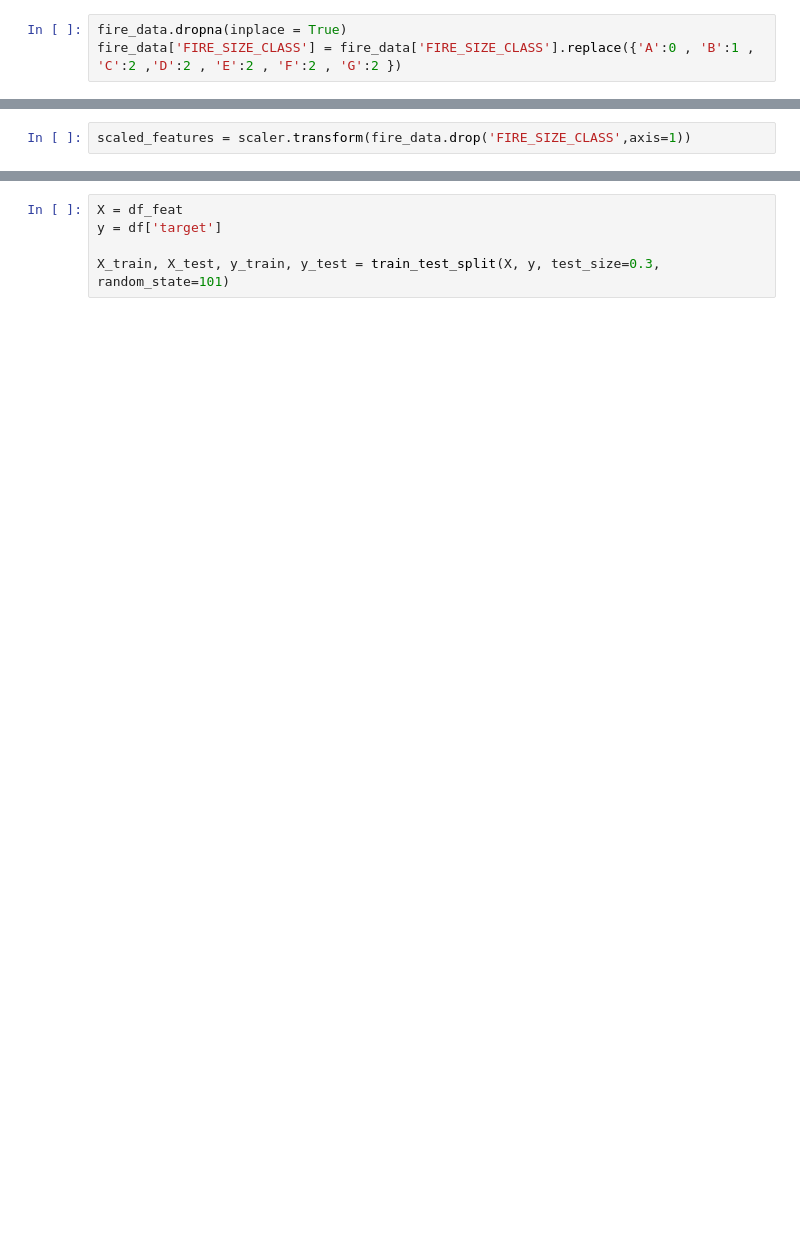
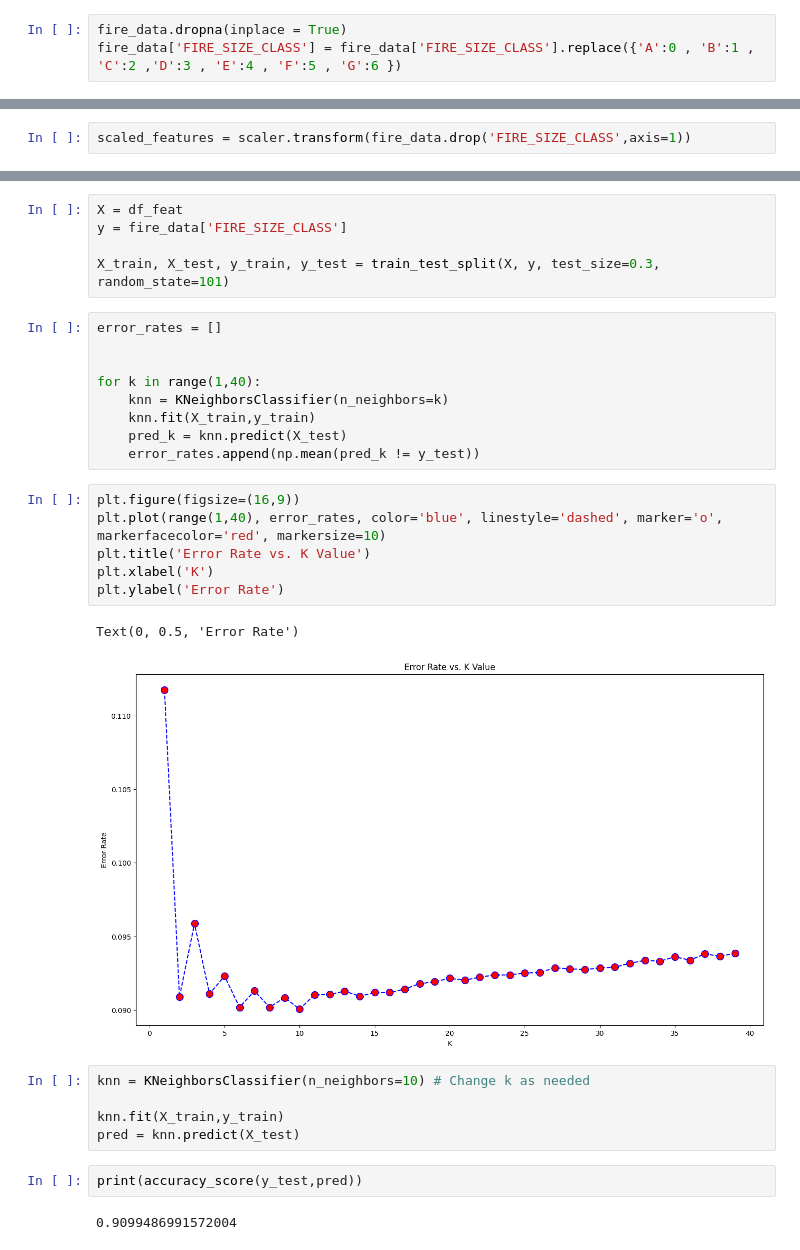
Before and after one commit to PaulZhou06/wildfire.paper, a Jupyter notebook: WildfireModels.ipynb, the cells around one changed output, grey strips where cells are left out. Drawn from its saved outputs; the diff is of its cells as text; blank space fills up the shorter version.

```diff
--- a/WildfireModels.ipynb
+++ b/WildfireModels.ipynb
@@ -231,6 +137,6 @@ memory usage: 11.8+ MB
 # %%
 fire_data.dropna(inplace = True)
-fire_data['FIRE_SIZE_CLASS'] = fire_data['FIRE_SIZE_CLASS'].replace({'A':0 , 'B':1 , 'C':2 ,'D':2 , 'E':2 , 'F':2 , 'G':2 })
+fire_data['FIRE_SIZE_CLASS'] = fire_data['FIRE_SIZE_CLASS'].replace({'A':0 , 'B':1 , 'C':2 ,'D':3 , 'E':4 , 'F':5 , 'G':6 })
 # %%
 fire_data["DATE"] = fire_data["DATE"].astype(float)
 # %%
@@ -521,5 +411,32 @@ df_feat.head()
 # %%
 X = df_feat
-y = df['target']
+y = fire_data['FIRE_SIZE_CLASS']
 
 X_train, X_test, y_train, y_test = train_test_split(X, y, test_size=0.3, random_state=101)
+# %%
+error_rates = []
+
+
+for k in range(1,40):
+    knn = KNeighborsClassifier(n_neighbors=k)
+    knn.fit(X_train,y_train)
+    pred_k = knn.predict(X_test)
+    error_rates.append(np.mean(pred_k != y_test))
+# %%
+plt.figure(figsize=(16,9))
+plt.plot(range(1,40), error_rates, color='blue', linestyle='dashed', marker='o', markerfacecolor='red', markersize=10)
+plt.title('Error Rate vs. K Value')
+plt.xlabel('K')
+plt.ylabel('Error Rate')
+# %% [output]
+Text(0, 0.5, 'Error Rate')
+[figure, added]
+# %%
+knn = KNeighborsClassifier(n_neighbors=10) # Change k as needed
+
+knn.fit(X_train,y_train)
+pred = knn.predict(X_test)
+# %%
+print(accuracy_score(y_test,pred))
+# %% [output]
+0.9099486991572004
```
Also changed, not shown: parts of 85 cells of this notebook.
